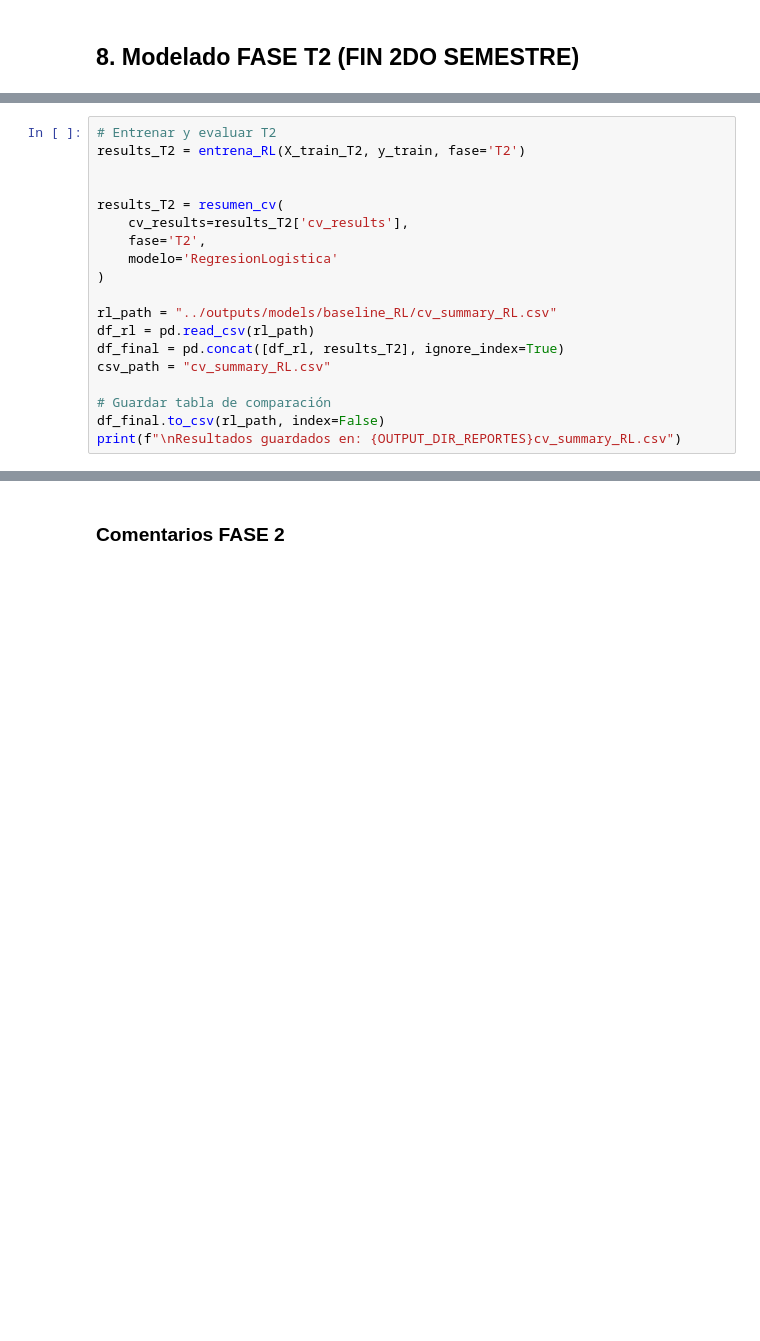
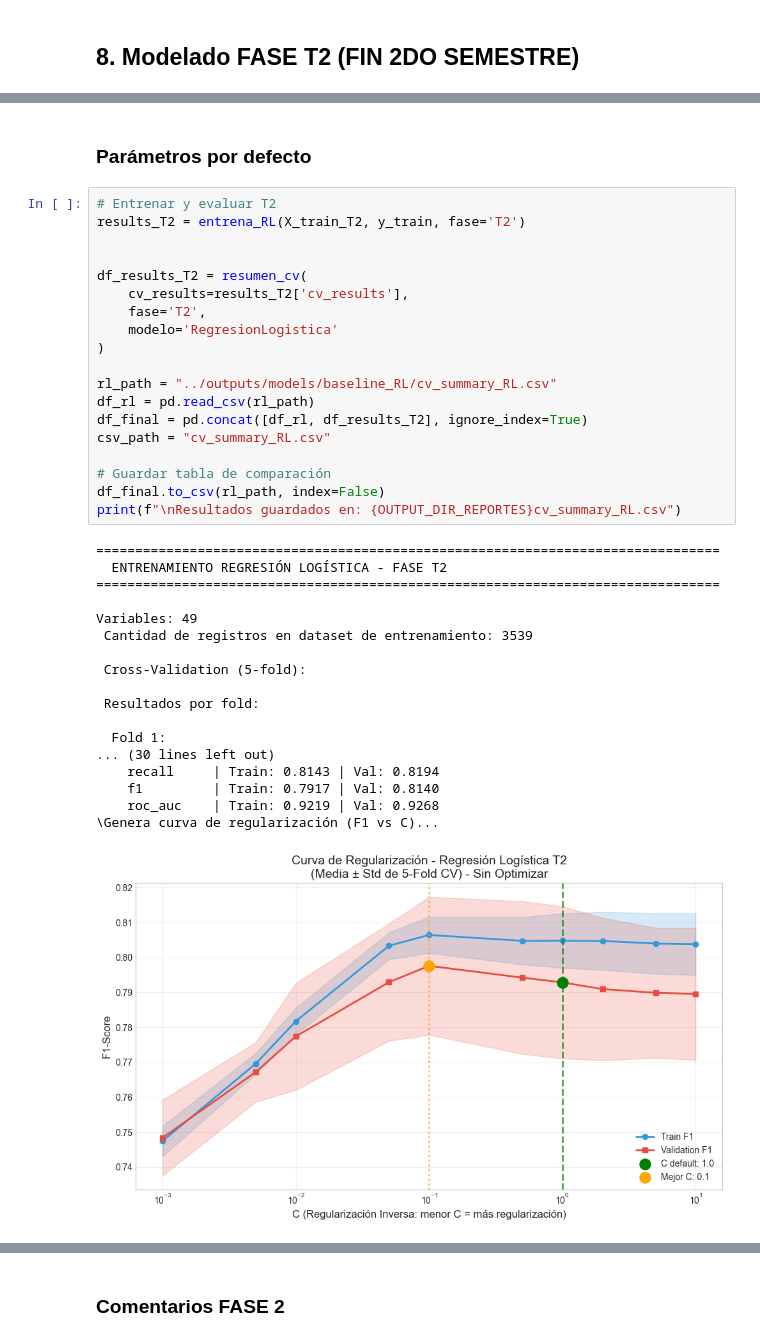
Before and after one commit to danielavielmaVIU/TFM_Desercion_Estudiantil_ML, a Jupyter notebook: notebooks/4.1_modelado_baseline_RL_train.ipynb, the cells around one changed output, grey strips where cells are left out. Saved outputs shown, nothing was run; the diff lists cells and outputs as text; blank space fills up the shorter version.

```diff
--- a/notebooks/4.1_modelado_baseline_RL_train.ipynb
+++ b/notebooks/4.1_modelado_baseline_RL_train.ipynb
@@ -642,19 +1278,40 @@ print(f"   Features: {len(features_T2)}")
-# %%
-# Entrenar y evaluar T2
-results_T2 = entrena_RL(X_train_T2, y_train, fase='T2')
-
-
-results_T2 = resumen_cv(
-    cv_results=results_T2['cv_results'],
-    fase='T2',
-    modelo='RegresionLogistica'
-)
-
-rl_path = "../outputs/models/baseline_RL/cv_summary_RL.csv"
-df_rl = pd.read_csv(rl_path)
-df_final = pd.concat([df_rl, results_T2], ignore_index=True)
-csv_path = "cv_summary_RL.csv"
-
-# Guardar tabla de comparación
-df_final.to_csv(rl_path, index=False)
-print(f"\nResultados guardados en: {OUTPUT_DIR_REPORTES}cv_summary_RL.csv")
+# %% [markdown]
+### Parámetros por defecto
+# %%
+# Entrenar y evaluar T2
+results_T2 = entrena_RL(X_train_T2, y_train, fase='T2')
+
+
+df_results_T2 = resumen_cv(
+    cv_results=results_T2['cv_results'],
+    fase='T2',
+    modelo='RegresionLogistica'
+)
+
+rl_path = "../outputs/models/baseline_RL/cv_summary_RL.csv"
+df_rl = pd.read_csv(rl_path)
+df_final = pd.concat([df_rl, df_results_T2], ignore_index=True)
+csv_path = "cv_summary_RL.csv"
+
+# Guardar tabla de comparación
+df_final.to_csv(rl_path, index=False)
+print(f"\nResultados guardados en: {OUTPUT_DIR_REPORTES}cv_summary_RL.csv")
+# %% [output]
+================================================================================
+  ENTRENAMIENTO REGRESIÓN LOGÍSTICA - FASE T2
+================================================================================
+
+Variables: 49
+ Cantidad de registros en dataset de entrenamiento: 3539
+
+ Cross-Validation (5-fold):
+
+ Resultados por fold:
+
+  Fold 1:
+... (30 lines left out)
+    recall     | Train: 0.8143 | Val: 0.8194
+    f1         | Train: 0.7917 | Val: 0.8140
+    roc_auc    | Train: 0.9219 | Val: 0.9268
+\Genera curva de regularización (F1 vs C)...
+[figure, added]
```
Also changed, not shown: parts of 30 cells of this notebook, 5 other files.
